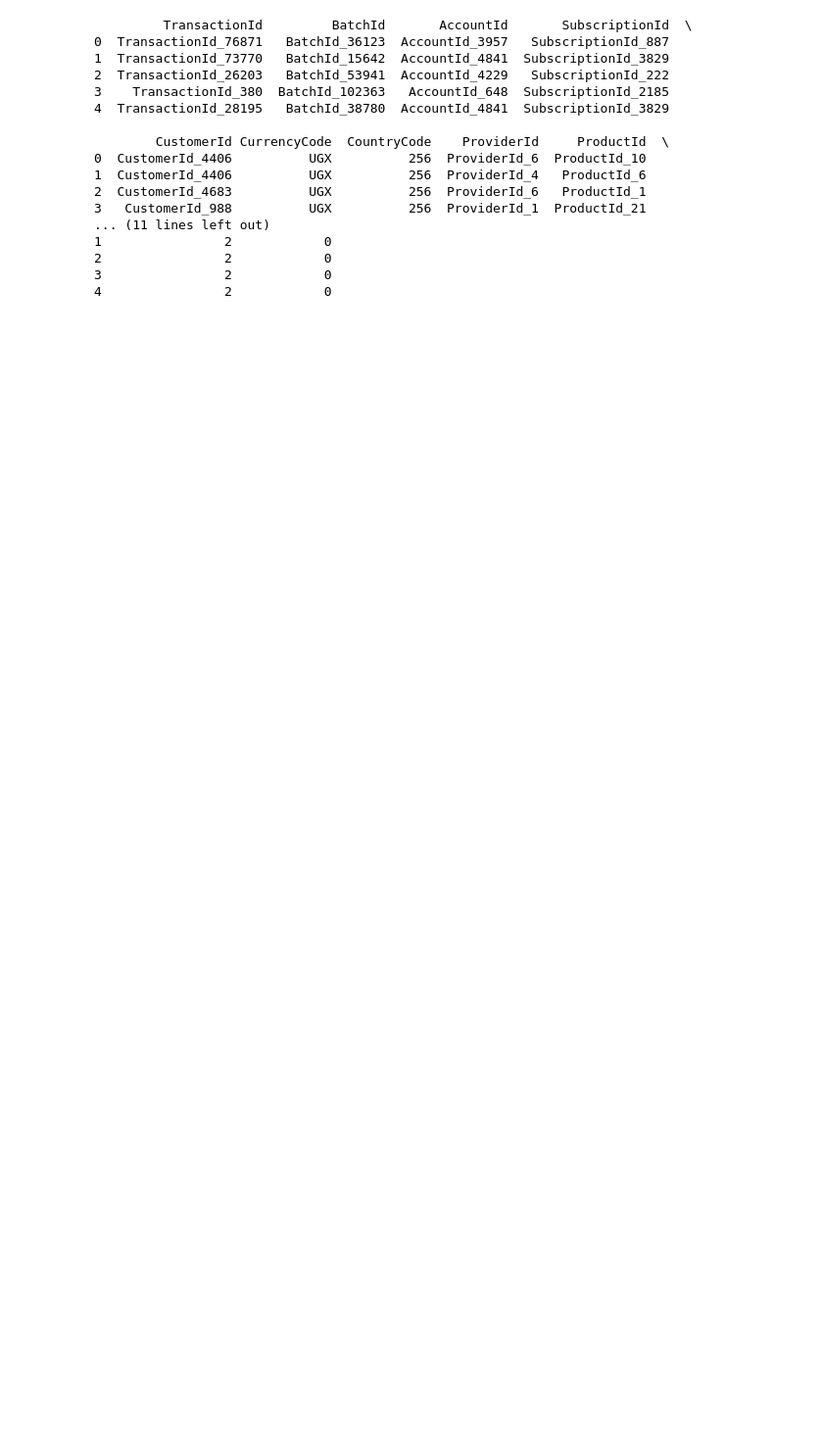
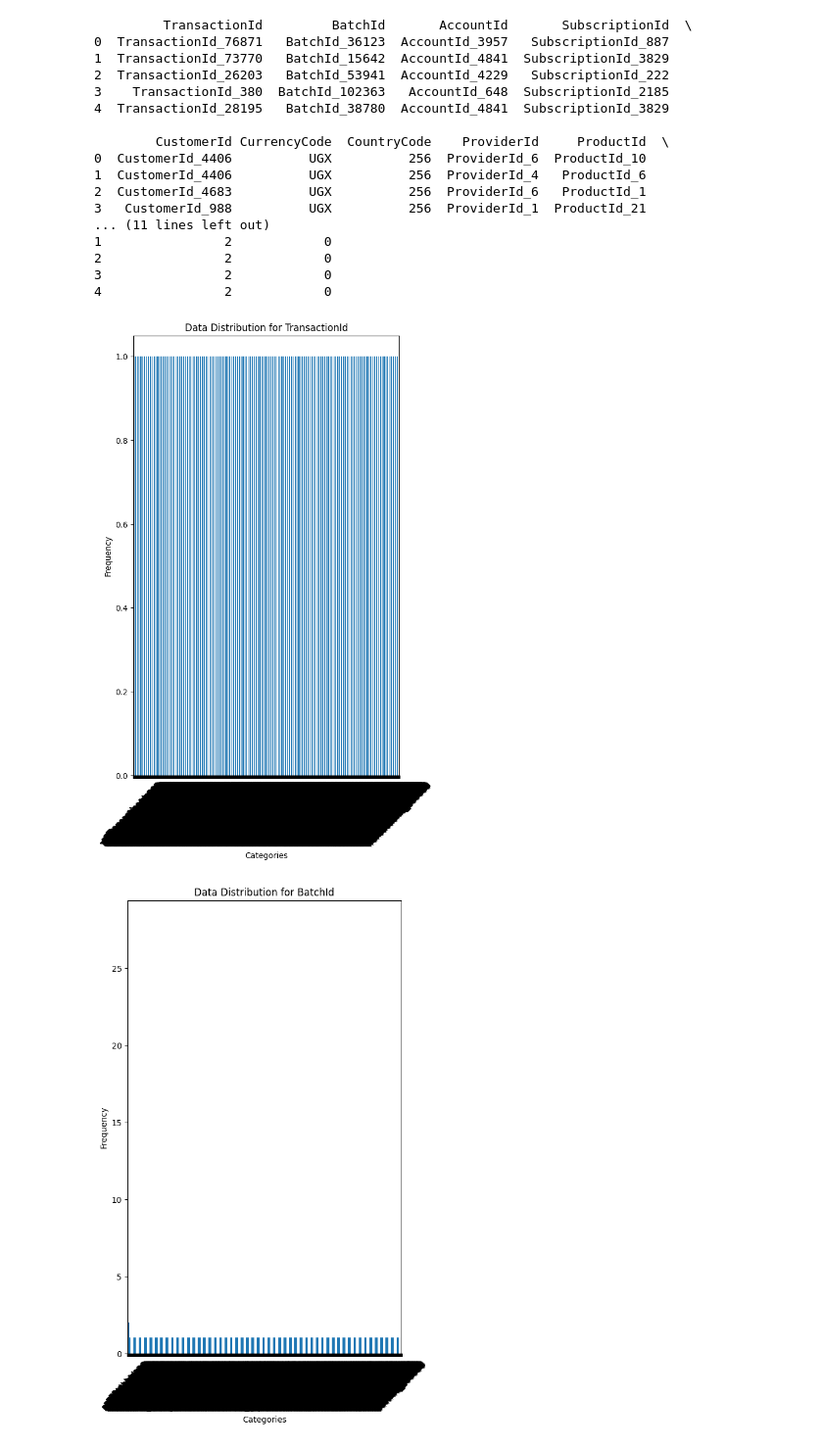
Before and after one commit to Gede-A/Credit-Scoring-Model, a Jupyter notebook: notebooks/Untitled.ipynb, the cells around one changed output. Shown at 98% size. Saved outputs shown, nothing was run; the diff lists cells and outputs as text; code cells hidden in the pictures; blank space fills up the shorter version.

Commit message:
Univariant analysis of data

```diff
--- a/notebooks/Untitled.ipynb
+++ b/notebooks/Untitled.ipynb
@@ -21,3 +21,23 @@ print(framed_data.head())
 2                2            0
 3                2            0
 4                2            0
+# %%
+import matplotlib.pyplot as plt  # Correct the import statement
+
+# Assuming framed_data is your dataframe
+categorical_data = framed_data.select_dtypes(include='object').columns
+numerical_data = framed_data.select_dtypes(include='number').columns
+
+
+# Loop through categorical columns and plot their distribution
+for category in categorical_data:
+    plt.figure(figsize=(6, 10))
+    framed_data[category].value_counts().plot(kind='bar')  # Plot a bar chart for categorical data
+    plt.title(f'Data Distribution for {category}')  # Add a title for each plot
+    plt.xlabel('Categories')  # Label x-axis
+    plt.ylabel('Frequency')  # Label y-axis
+    plt.xticks(rotation=45)  # Rotate x-ticks for better readability
+    plt.show()  # Display the plot
+# %% [output]
+[figure, added]
+[figure, added]
```
Also changed, not shown: parts of 2 cells of this notebook.
